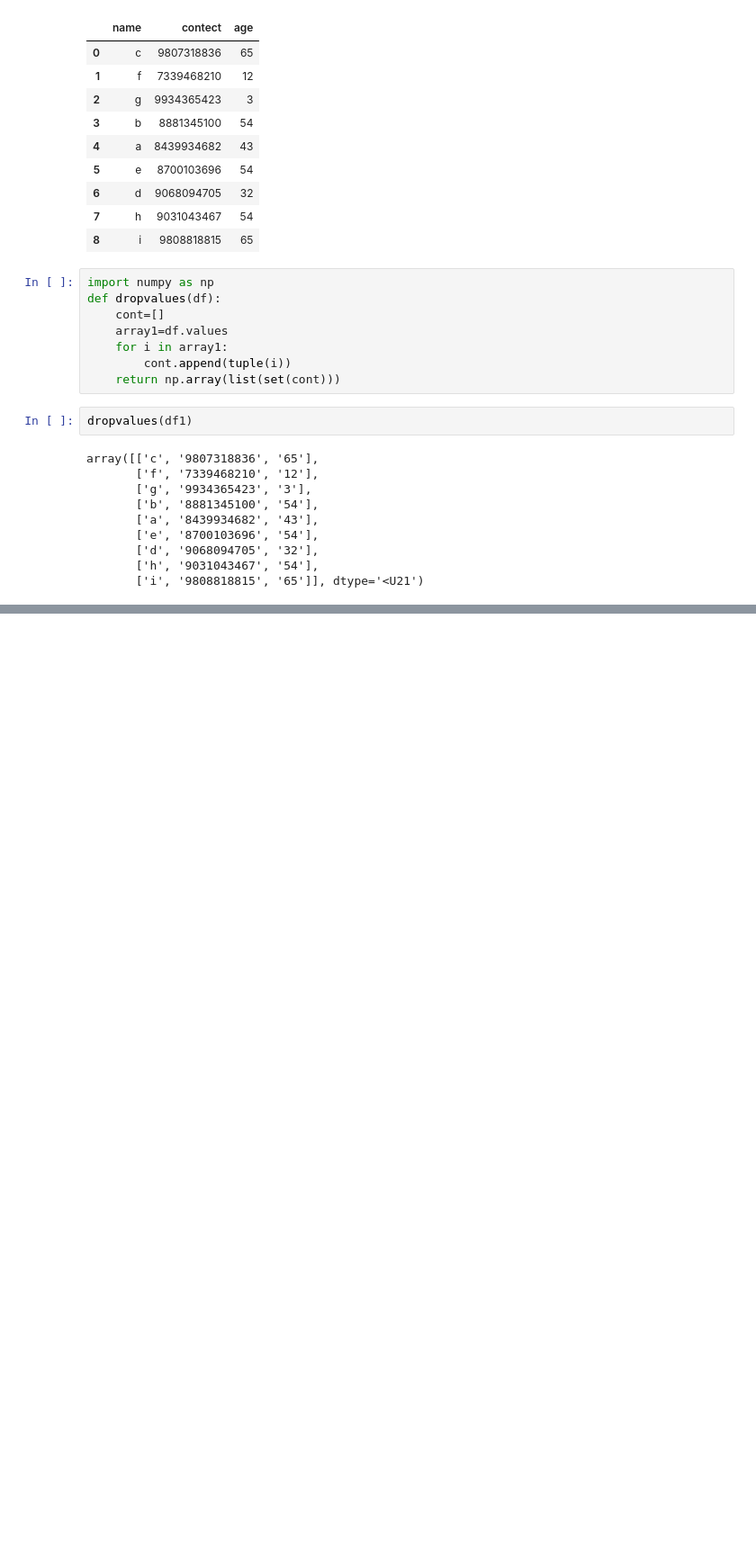
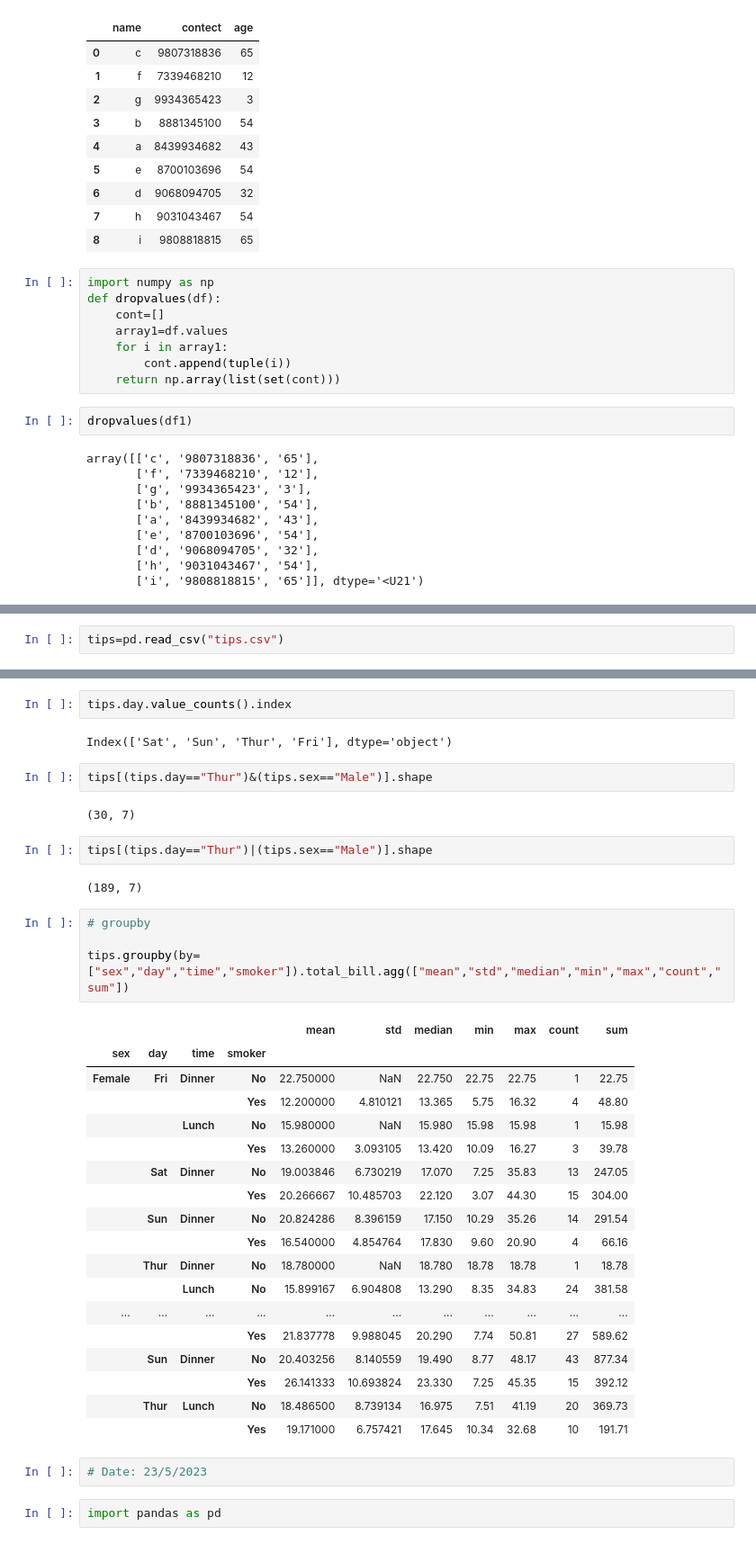
Before and after one commit to nnkrishnakumar/Data_Analytics_24-4-2023, a Jupyter notebook: pandas.ipynb, the cells around one changed output, grey strips where cells are left out. Shown: that part at 90% size. Drawn from its saved outputs; the diff is of its cells as text; blank space fills up the shorter version.

```diff
--- a/pandas.ipynb
+++ b/pandas.ipynb
@@ -455,0 +690,2 @@ array([['c', '9807318836', '65'],
+# %%
+tips=pd.read_csv("tips.csv")
@@ -455,0 +727,39 @@ array([['c', '9807318836', '65'],
+# %%
+tips.day.value_counts().index
+# %% [output]
+Index(['Sat', 'Sun', 'Thur', 'Fri'], dtype='object')
+# %%
+tips[(tips.day=="Thur")&(tips.sex=="Male")].shape
+# %% [output]
+(30, 7)
+# %%
+tips[(tips.day=="Thur")|(tips.sex=="Male")].shape
+# %% [output]
+(189, 7)
+# %%
+# groupby
+
+tips.groupby(by=["sex","day","time","smoker"]).total_bill.agg(["mean","std","median","min","max","count","sum"])
+# %% [output]
+|  |  |  |  | mean | std | median | min | max | count | sum |
+| sex | day | time | smoker |  |  |  |  |  |  |  |
+| Female | Fri | Dinner | No | 22.750000 | NaN | 22.750 | 22.75 | 22.75 | 1 | 22.75 |
+|  |  |  | Yes | 12.200000 | 4.810121 | 13.365 | 5.75 | 16.32 | 4 | 48.80 |
+|  |  | Lunch | No | 15.980000 | NaN | 15.980 | 15.98 | 15.98 | 1 | 15.98 |
+|  |  |  | Yes | 13.260000 | 3.093105 | 13.420 | 10.09 | 16.27 | 3 | 39.78 |
+|  | Sat | Dinner | No | 19.003846 | 6.730219 | 17.070 | 7.25 | 35.83 | 13 | 247.05 |
+|  |  |  | Yes | 20.266667 | 10.485703 | 22.120 | 3.07 | 44.30 | 15 | 304.00 |
+|  | Sun | Dinner | No | 20.824286 | 8.396159 | 17.150 | 10.29 | 35.26 | 14 | 291.54 |
+|  |  |  | Yes | 16.540000 | 4.854764 | 17.830 | 9.60 | 20.90 | 4 | 66.16 |
+|  | Thur | Dinner | No | 18.780000 | NaN | 18.780 | 18.78 | 18.78 | 1 | 18.78 |
+|  |  | Lunch | No | 15.899167 | 6.904808 | 13.290 | 8.35 | 34.83 | 24 | 381.58 |
+| ... | ... | ... | ... | ... | ... | ... | ... | ... | ... | ... |
+|  |  |  | Yes | 21.837778 | 9.988045 | 20.290 | 7.74 | 50.81 | 27 | 589.62 |
+|  | Sun | Dinner | No | 20.403256 | 8.140559 | 19.490 | 8.77 | 48.17 | 43 | 877.34 |
+|  |  |  | Yes | 26.141333 | 10.693824 | 23.330 | 7.25 | 45.35 | 15 | 392.12 |
+|  | Thur | Lunch | No | 18.486500 | 8.739134 | 16.975 | 7.51 | 41.19 | 20 | 369.73 |
+|  |  |  | Yes | 19.171000 | 6.757421 | 17.645 | 10.34 | 32.68 | 10 | 191.71 |
+# %%
+# Date: 23/5/2023
+# %%
+import pandas as pd
```
Also changed, not shown: parts of 100 cells of this notebook, 1 other file.
